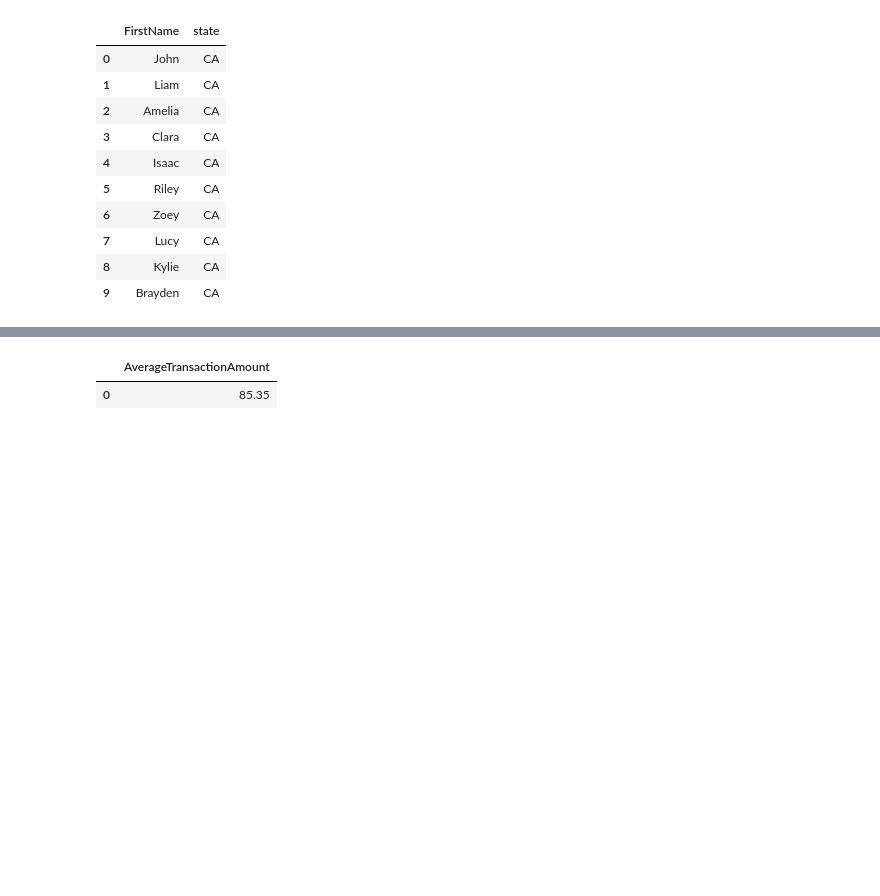
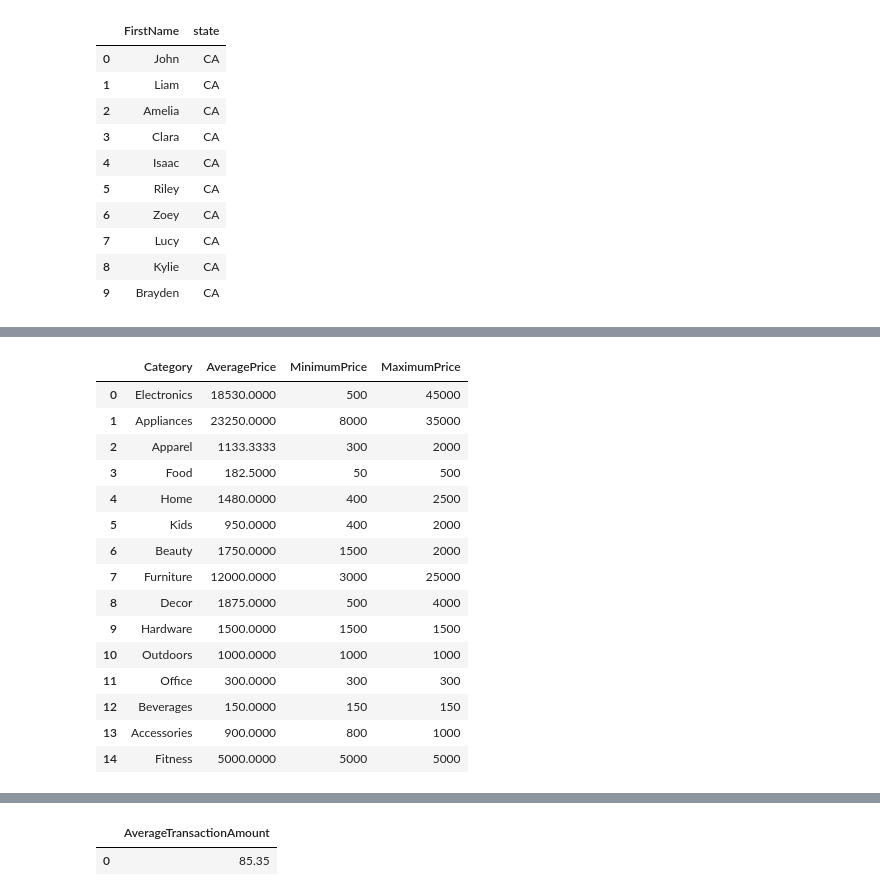
Before and after one commit to sapanahinukale/Exploring-Walmart-Sales-Performance-Using-Python-and-Mysql, a Jupyter notebook: Walmart_Sales_Analysis.ipynb, the cells around one changed output, grey strips where cells are left out. Cells and saved outputs as stored; diff of their text form; code cells hidden in the pictures; blank space fills up the shorter version.

```diff
--- a/Walmart_Sales_Analysis.ipynb
+++ b/Walmart_Sales_Analysis.ipynb
@@ -297,0 +454,20 @@ pd.read_sql("select FirstName,state from customers where state = 'CA'",connectio
+# %%
+# What are the average, minimum, and maximum prices of products within each category?
+pd.read_sql("SELECT Category, AVG(Price) AS AveragePrice, min(price) As MinimumPrice, max(price) AS MaximumPrice FROM products GROUP BY Category", connection)
+# %% [output]
+|  | Category | AveragePrice | MinimumPrice | MaximumPrice |
+| 0 | Electronics | 18530.0000 | 500 | 45000 |
+| 1 | Appliances | 23250.0000 | 8000 | 35000 |
+| 2 | Apparel | 1133.3333 | 300 | 2000 |
+| 3 | Food | 182.5000 | 50 | 500 |
+| 4 | Home | 1480.0000 | 400 | 2500 |
+| 5 | Kids | 950.0000 | 400 | 2000 |
+| 6 | Beauty | 1750.0000 | 1500 | 2000 |
+| 7 | Furniture | 12000.0000 | 3000 | 25000 |
+| 8 | Decor | 1875.0000 | 500 | 4000 |
+| 9 | Hardware | 1500.0000 | 1500 | 1500 |
+| 10 | Outdoors | 1000.0000 | 1000 | 1000 |
+| 11 | Office | 300.0000 | 300 | 300 |
+| 12 | Beverages | 150.0000 | 150 | 150 |
+| 13 | Accessories | 900.0000 | 800 | 1000 |
+| 14 | Fitness | 5000.0000 | 5000 | 5000 |
```
Also changed, not shown: parts of 96 cells of this notebook, 5 other files.
